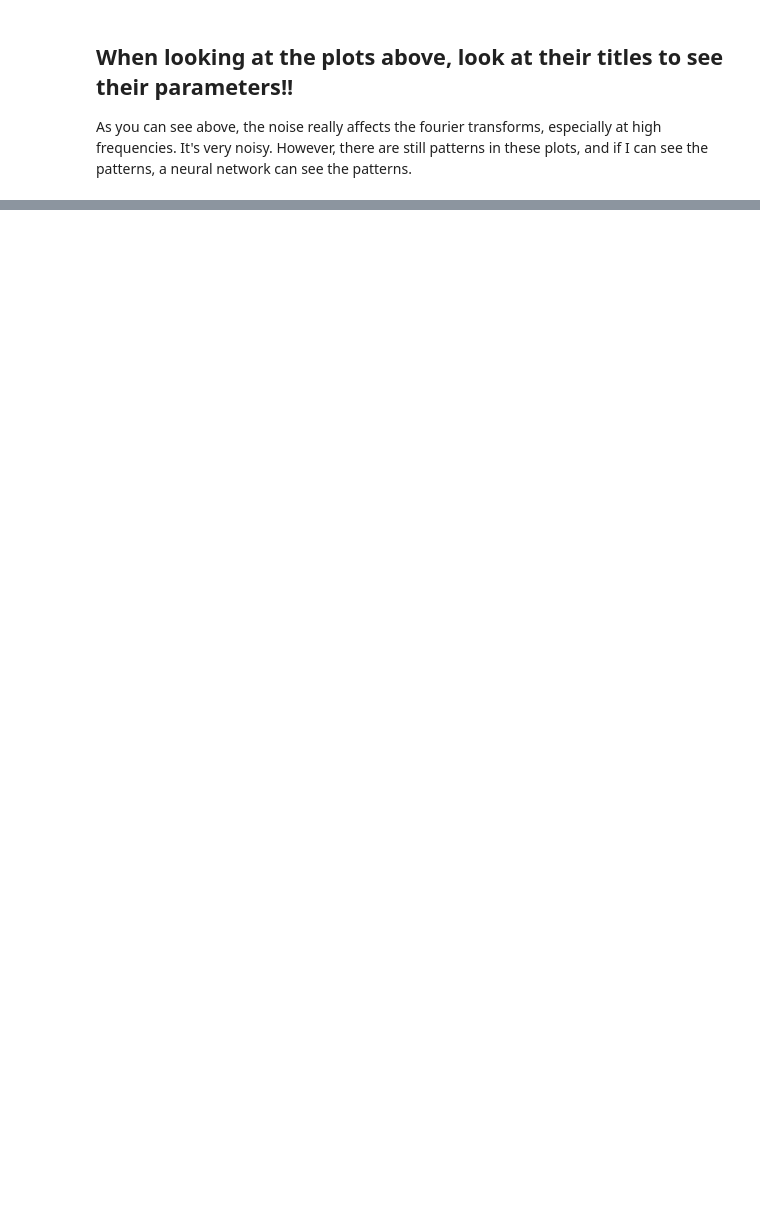
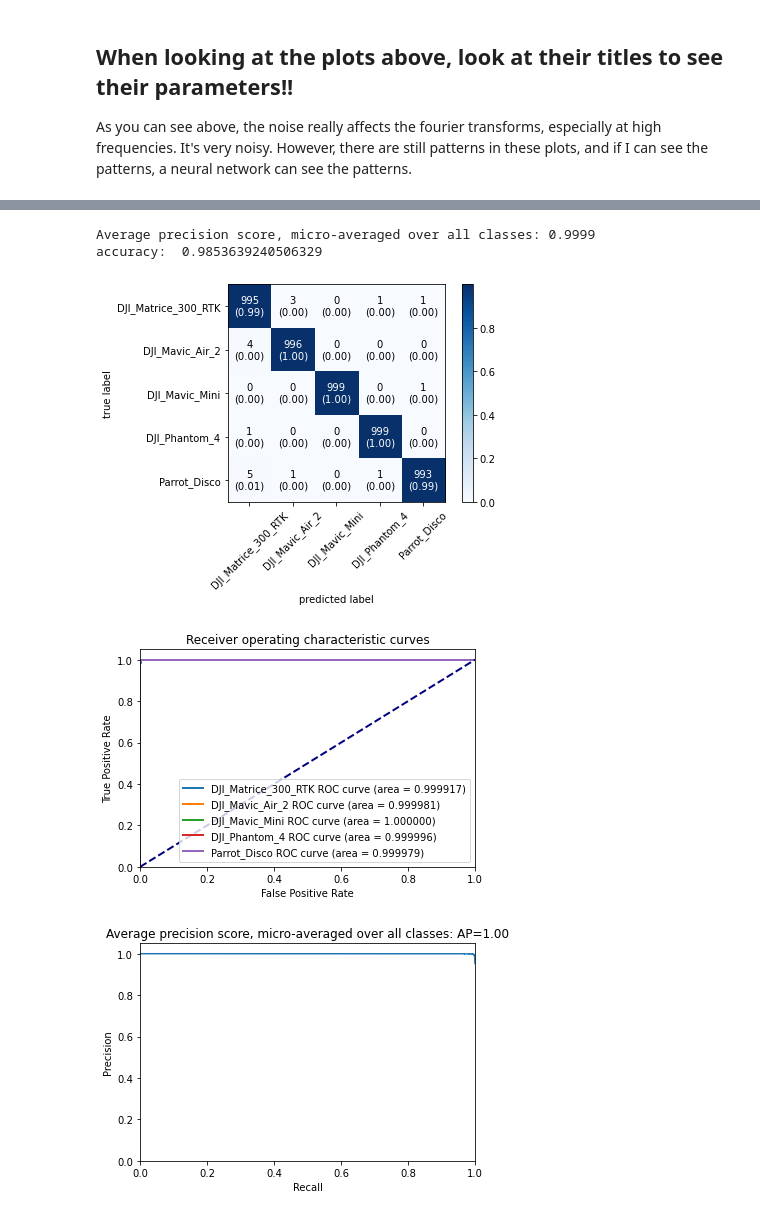
Before and after one commit to SinclairHudson/CANSOFCOM, a Jupyter notebook: CANSOFCOM.ipynb, the cells around one changed output, grey strips where cells are left out. Saved outputs shown, nothing was run; the diff lists cells and outputs as text; code cells hidden in the pictures; blank space fills up the shorter version.

```diff
--- a/CANSOFCOM.ipynb
+++ b/CANSOFCOM.ipynb
@@ -183,0 +255,8 @@ test_classifier(f_s=26000, SNR=5)
+# %%
+testclassifier(f_s=10000, SNR=0)
+# %% [output]
+Average precision score, micro-averaged over all classes: 0.9999
+accuracy:  0.9853639240506329
+[figure, added]
+[figure, added]
+[figure, added]
```
Also changed, not shown: parts of 14 cells of this notebook, 1 other file.
